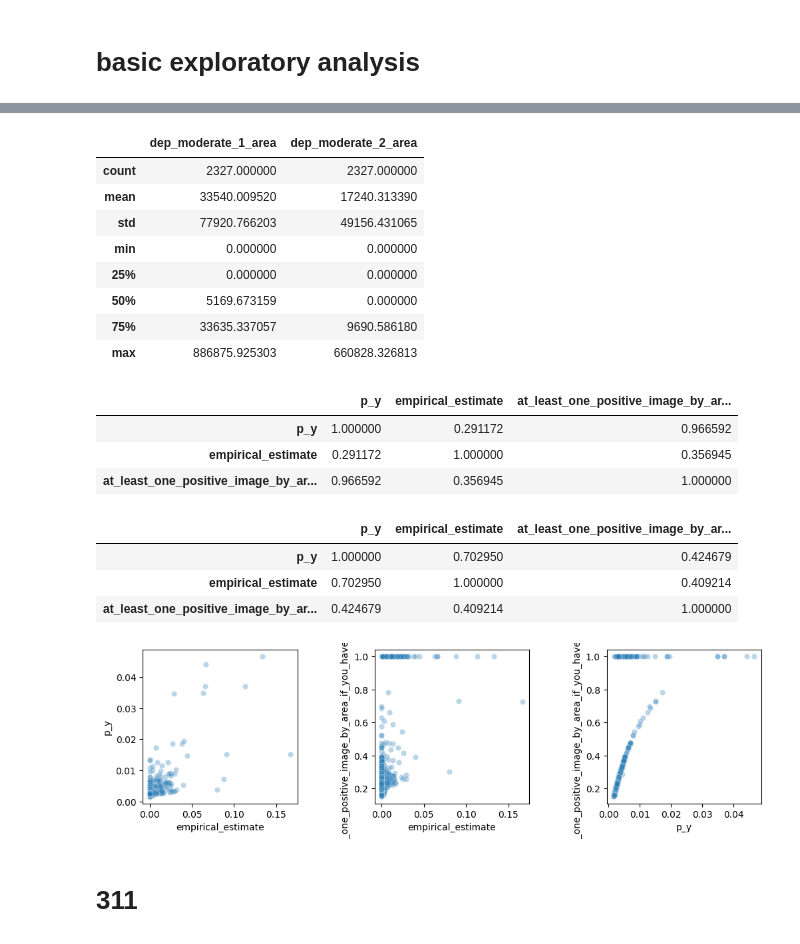
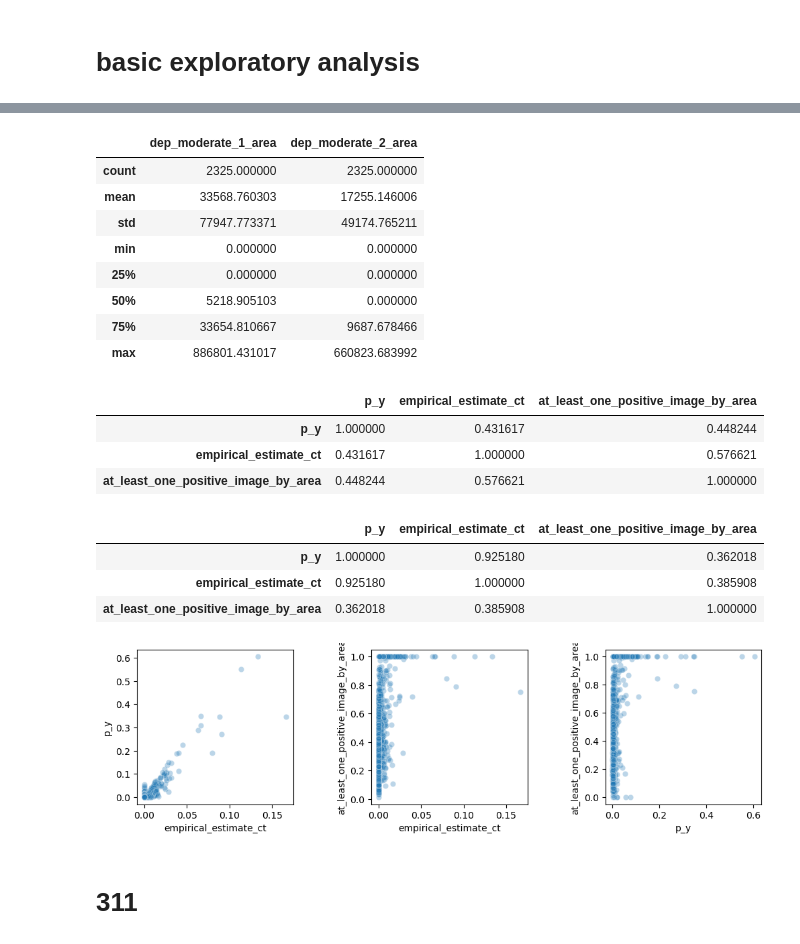
Before and after one commit to pendulating/bayflood, a Jupyter notebook: it0_analysis.ipynb, the cells around one changed output, grey strips where cells are left out. Drawn from its saved outputs; the diff is of its cells as text; code cells hidden in the pictures.

```diff
--- a/it0_analysis.ipynb
+++ b/it0_analysis.ipynb
@@ -6,4 +6,4 @@ from scipy.stats import pearsonr
 import statsmodels.api as sm
 from statsmodels.iolib.summary2 import summary_col
 
-d = pd.read_csv('aggregation/analysis_df_10232024.csv')
+d = pd.read_csv('aggregation/analysis_df_11012024.csv')
@@ -12,7 +33,7 @@ d = pd.read_csv('aggregation/analysis_df_10232024.csv')
 # %%
 pd.set_option('display.max_columns', 500)
 d['p_y_percentile'] = d['p_y'].rank(pct=True) * 100
-d['confirmed_flooded_image'] = d['at_least_one_positive_image_by_area_if_you_have_100_images'] == 1
+d['confirmed_flooded_image'] = d['at_least_one_positive_image_by_area'] == 1
 
 d['white_frac'] = d['nhl_white_alone'] / d['total_population']
 d['black_frac'] = d['nhl_black_alone'] / d['total_population']
@@ -31,40 +52,40 @@ d.head()
 d[['dep_moderate_1_area', 'dep_moderate_2_area']].describe()
 # %% [output]
 |  | dep_moderate_1_area | dep_moderate_2_area |
-| count | 2327.000000 | 2327.000000 |
-| mean | 33540.009520 | 17240.313390 |
-| std | 77920.766203 | 49156.431065 |
+| count | 2325.000000 | 2325.000000 |
+| mean | 33568.760303 | 17255.146006 |
+| std | 77947.773371 | 49174.765211 |
 | min | 0.000000 | 0.000000 |
 | 25% | 0.000000 | 0.000000 |
-| 50% | 5169.673159 | 0.000000 |
-| 75% | 33635.337057 | 9690.586180 |
-| max | 886875.925303 | 660828.326813 |
+| 50% | 5218.905103 | 0.000000 |
+| 75% | 33654.810667 | 9687.678466 |
+| max | 886801.431017 | 660823.683992 |
 # %%
-d[['p_y', 'empirical_estimate', 'at_least_one_positive_image_by_area_if_you_have_100_images']].corr(method='spearman')
+d[['p_y', 'empirical_estimate_ct', 'at_least_one_positive_image_by_area']].corr(method='spearman')
 # %% [output]
-|  | p_y | empirical_estimate | at_least_one_positive_image_by_ar... |
-| p_y | 1.000000 | 0.291172 | 0.966592 |
-| empirical_estimate | 0.291172 | 1.000000 | 0.356945 |
-| at_least_one_positive_image_by_ar... | 0.966592 | 0.356945 | 1.000000 |
+|  | p_y | empirical_estimate_ct | at_least_one_positive_image_by_area |
+| p_y | 1.000000 | 0.431617 | 0.448244 |
+| empirical_estimate_ct | 0.431617 | 1.000000 | 0.576621 |
+| at_least_one_positive_image_by_area | 0.448244 | 0.576621 | 1.000000 |
 # %%
-d[['p_y', 'empirical_estimate', 'at_least_one_positive_image_by_area_if_you_have_100_images']].corr(method='pearson')
+d[['p_y', 'empirical_estimate_ct', 'at_least_one_positive_image_by_area']].corr(method='pearson')
 # %% [output]
-|  | p_y | empirical_estimate | at_least_one_positive_image_by_ar... |
-| p_y | 1.000000 | 0.702950 | 0.424679 |
-| empirical_estimate | 0.702950 | 1.000000 | 0.409214 |
-| at_least_one_positive_image_by_ar... | 0.424679 | 0.409214 | 1.000000 |
+|  | p_y | empirical_estimate_ct | at_least_one_positive_image_by_area |
+| p_y | 1.000000 | 0.925180 | 0.362018 |
+| empirical_estimate_ct | 0.925180 | 1.000000 | 0.385908 |
+| at_least_one_positive_image_by_area | 0.362018 | 0.385908 | 1.000000 |
 # %%
 # pairplot of these three using seaborn
 plt.figure(figsize=(12, 3))
 plt.subplot(1, 3, 1)
-sns.scatterplot(data=d, x='empirical_estimate', y='p_y', alpha=0.3)
+sns.scatterplot(data=d, x='empirical_estimate_ct', y='p_y', alpha=0.3)
 plt.subplot(1, 3, 2)
-sns.scatterplot(data=d, x='empirical_estimate', y='at_least_one_positive_image_by_area_if_you_have_100_images', alpha=0.3)
+sns.scatterplot(data=d, x='empirical_estimate_ct', y='at_least_one_positive_image_by_area', alpha=0.3)
 plt.subplot(1, 3, 3)
-sns.scatterplot(data=d, x='p_y', y='at_least_one_positive_image_by_area_if_you_have_100_images', alpha=0.3)
+sns.scatterplot(data=d, x='p_y', y='at_least_one_positive_image_by_area', alpha=0.3)
 plt.subplots_adjust(wspace=0.5)
 # %% [output]
-[figure, old version]
+[figure, new version]
 # %% [markdown]
 # 311
 # %% [markdown]
```
Also changed, not shown: parts of 11 cells of this notebook.
